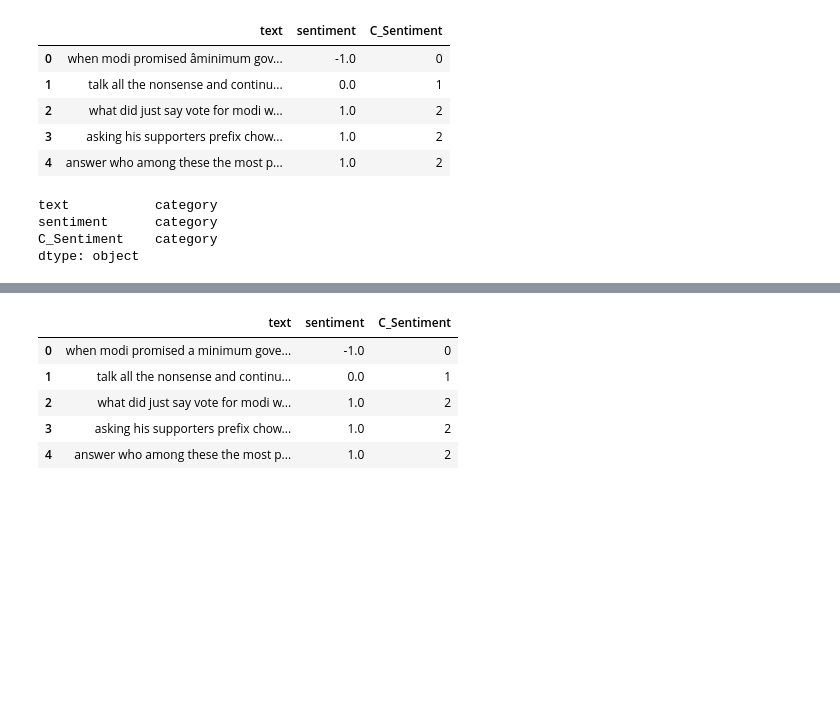
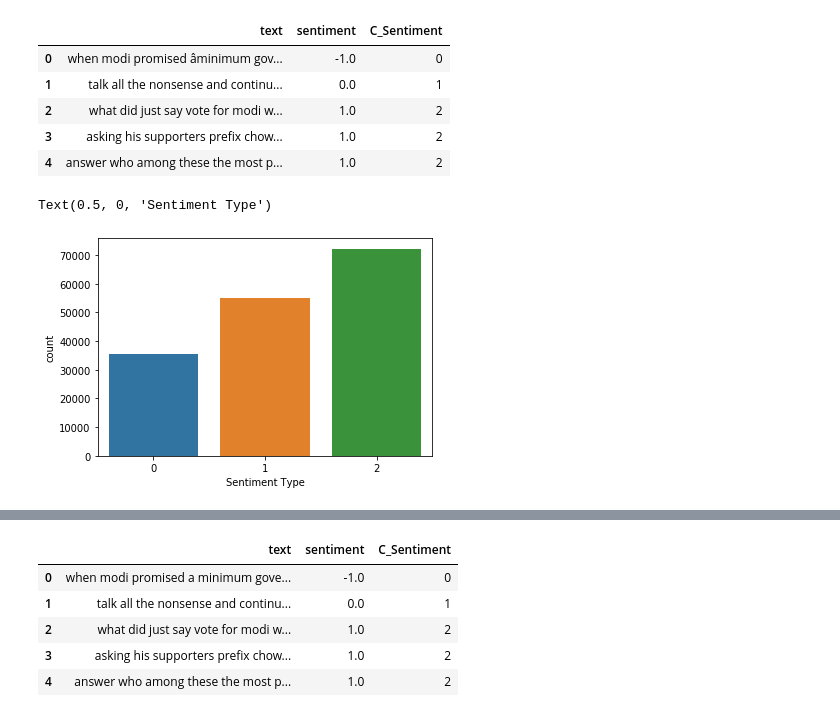
Before and after one commit to NavinAJ/NLP-Sentiment_Analysis, a Jupyter notebook: Sentiment-Analysis-Word2Vec.ipynb, the cells around one changed output, grey strips where cells are left out. Drawn from its saved outputs; the diff is of its cells as text; code cells hidden in the pictures; blank space fills up the shorter version.

```diff
--- a/Sentiment-Analysis-Word2Vec.ipynb
+++ b/Sentiment-Analysis-Word2Vec.ipynb
@@ -70,17 +78,12 @@ analysis_df.head()
 | 2 | what did just say vote for modi w... | 1.0 | 2 |
 | 3 | asking his supporters prefix chow... | 1.0 | 2 |
 | 4 | answer who among these the most p... | 1.0 | 2 |
-# %%
-analysis_df['text'] = analysis_df['text'].astype('category')
-analysis_df['C_Sentiment'] = analysis_df['C_Sentiment'].astype('category')
-analysis_df['sentiment'] = analysis_df['sentiment'].astype('category')
-# %%
-analysis_df.dtypes
-# %% [output]
-text           category
-sentiment      category
-C_Sentiment    category
-dtype: object
+# %%
+sns.countplot(analysis_df.C_Sentiment)
+plt.xlabel('Sentiment Type')
+# %% [output]
+Text(0.5, 0, 'Sentiment Type')
+[figure, added]
 # %%
 #converting tweets into lower:
 analysis_df['text'] = [str(tweets).strip().lower() for tweets in analysis_df['text']]
```
Also changed, not shown: parts of 32 cells of this notebook.
